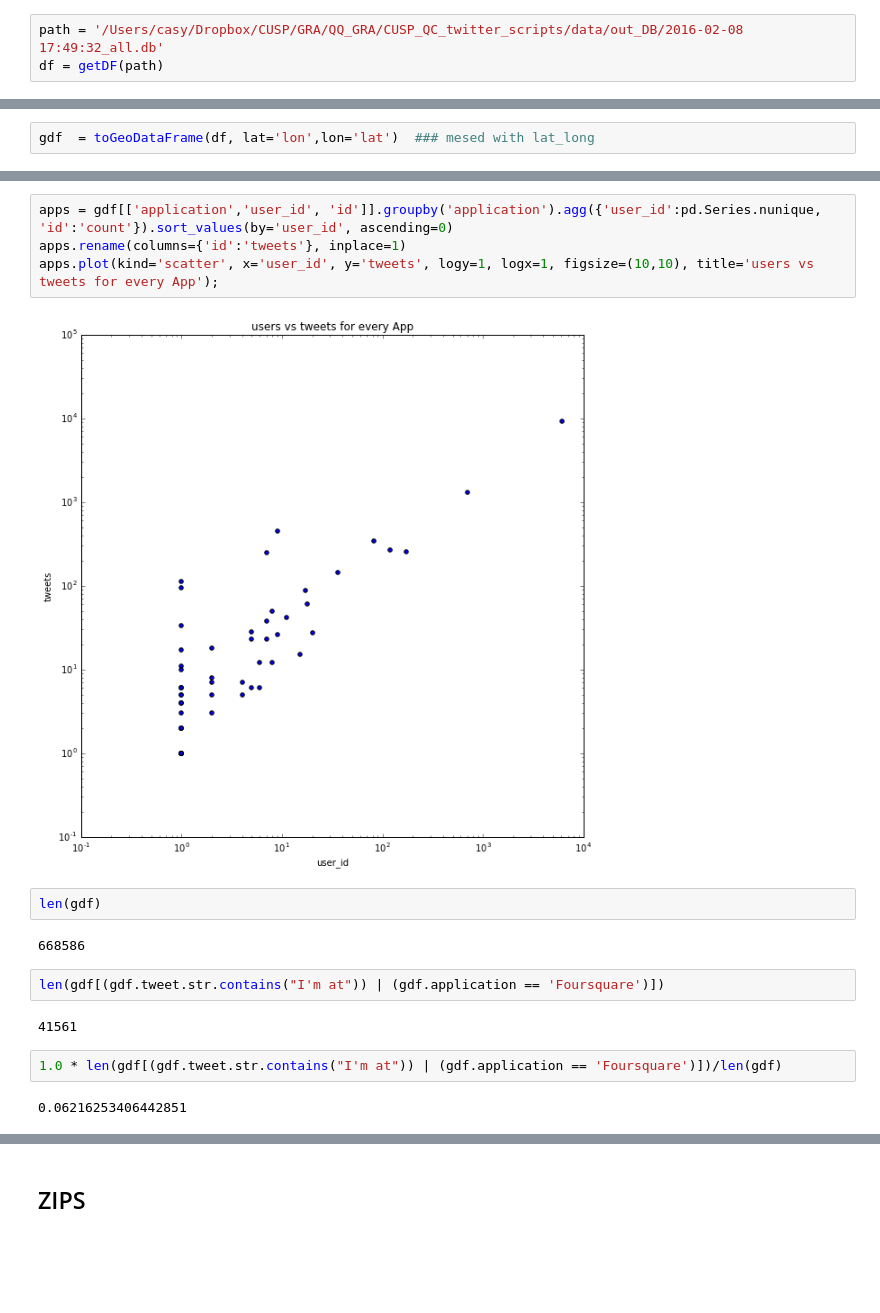
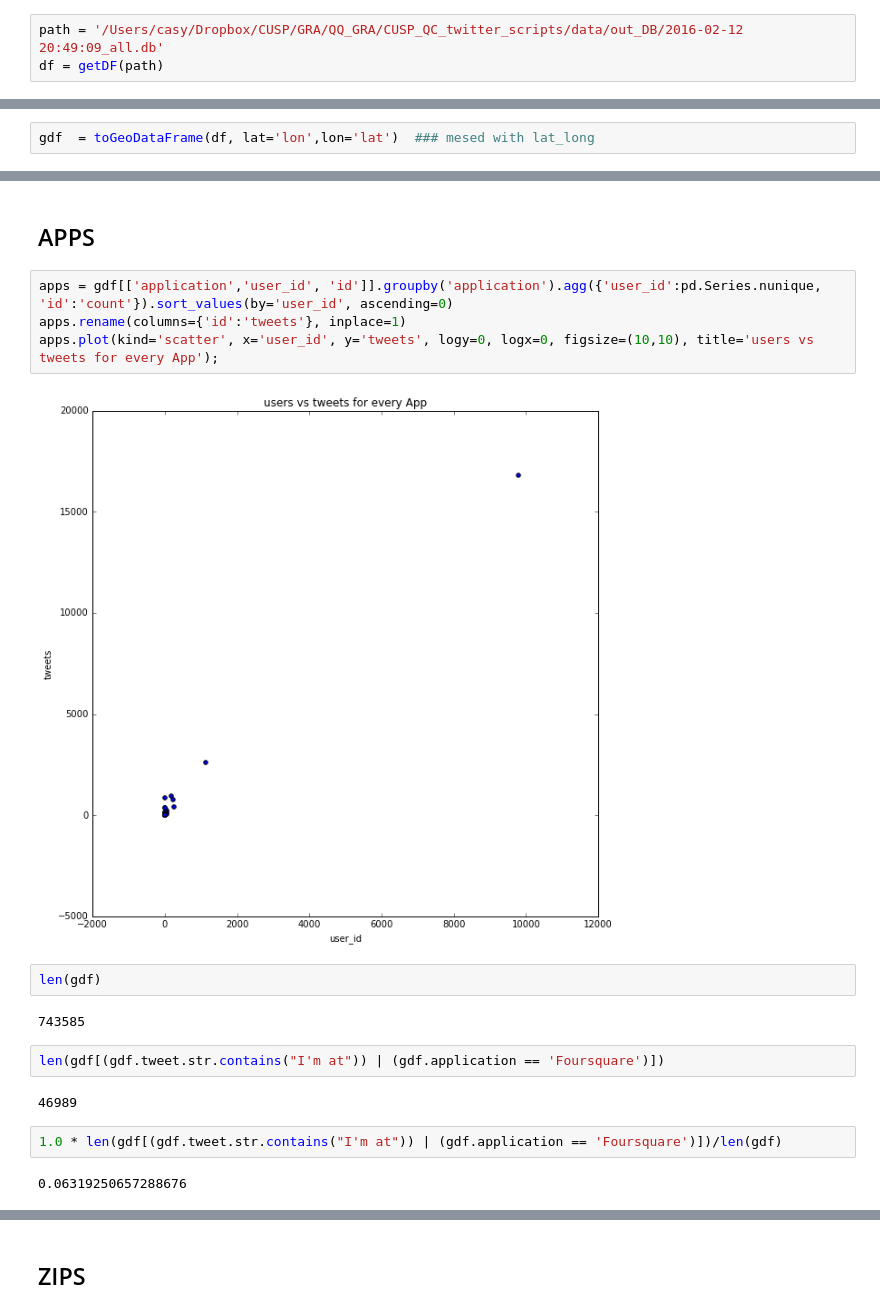
Before and after one commit to Casyfill/CUSP_QC_twitter_scripts, a Jupyter notebook: code/EDA/Spatial_timeline.ipynb, the cells around one changed output, grey strips where cells are left out. Cells and saved outputs as stored; diff of their text form; blank space fills up the shorter version.

```diff
--- a/code/EDA/Spatial_timeline.ipynb
+++ b/code/EDA/Spatial_timeline.ipynb
@@ -88,5 +132,5 @@ def averageWeek(df, ax, tcol='ts', ccol='id', label=None, treshold=0, normalize=
 # %%
-path = '/Users/casy/Dropbox/CUSP/GRA/QQ_GRA/CUSP_QC_twitter_scripts/data/out_DB/2016-02-08 17:49:32_all.db'
+path = '/Users/casy/Dropbox/CUSP/GRA/QQ_GRA/CUSP_QC_twitter_scripts/data/out_DB/2016-02-12 20:49:09_all.db'
 df = getDF(path)
 # %%
 df['ts'] = pd.to_datetime(df.timestamp, unit='s')
@@ -102,18 +166,20 @@ Index([u'id', u'timestamp', u'lon', u'lat', u'tweet', u'user_id', u'rtwts',
+# %% [markdown]
+## APPS
 # %%
 apps = gdf[['application','user_id', 'id']].groupby('application').agg({'user_id':pd.Series.nunique, 'id':'count'}).sort_values(by='user_id', ascending=0)
 apps.rename(columns={'id':'tweets'}, inplace=1)
-apps.plot(kind='scatter', x='user_id', y='tweets', logy=1, logx=1, figsize=(10,10), title='users vs tweets for every App');
+apps.plot(kind='scatter', x='user_id', y='tweets', logy=0, logx=0, figsize=(10,10), title='users vs tweets for every App');
 # %% [output]
-[figure, old version]
+[figure, new version]
 # %%
 len(gdf)
 # %% [output]
-668586
+743585
 # %%
 len(gdf[(gdf.tweet.str.contains("I'm at")) | (gdf.application == 'Foursquare')])
 # %% [output]
-41561
+46989
 # %%
 1.0 * len(gdf[(gdf.tweet.str.contains("I'm at")) | (gdf.application == 'Foursquare')])/len(gdf)
 # %% [output]
-0.06216253406442851
+0.06319250657288676
```
Also changed, not shown: parts of 48 cells of this notebook, 6 other files.
